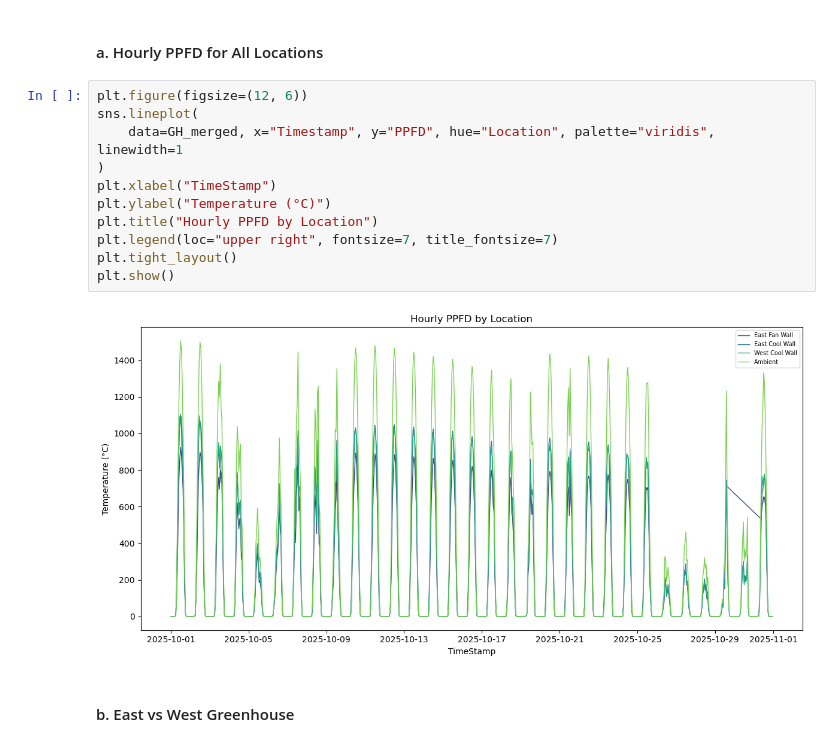
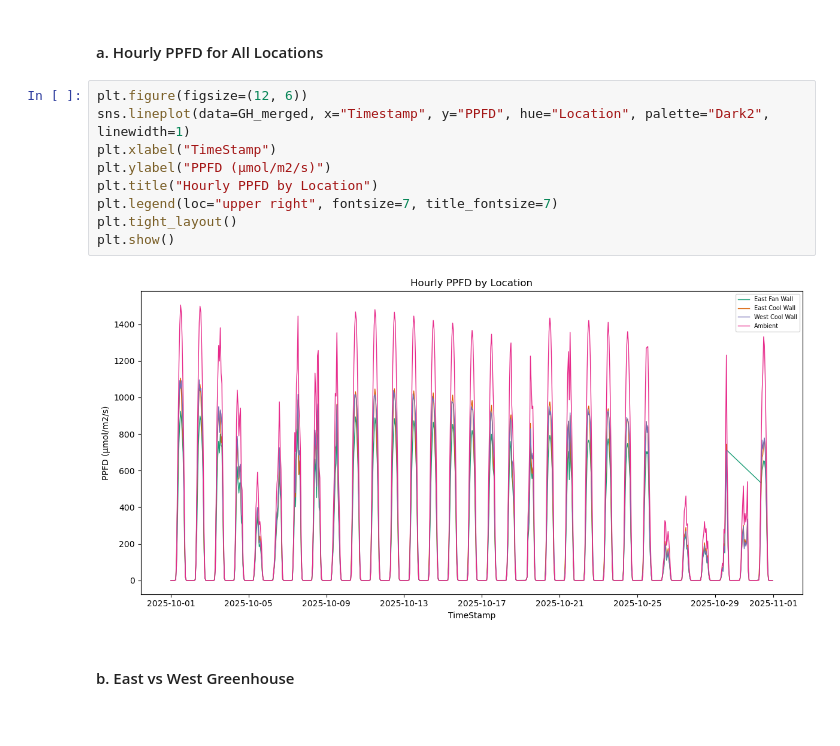
Before and after one commit to nnineeight/py4eda-project, a Jupyter notebook: notebooks/greenhouse_eda_ml.ipynb, the cells around one changed output. Drawn from its saved outputs; the diff is of its cells as text.

Commit message:
Completed data plotting

```diff
--- a/notebooks/greenhouse_eda_ml.ipynb
+++ b/notebooks/greenhouse_eda_ml.ipynb
@@ -532,17 +541,15 @@ plt.show()
 #### a. Hourly PPFD for All Locations
 # %%
 plt.figure(figsize=(12, 6))
-sns.lineplot(
-    data=GH_merged, x="Timestamp", y="PPFD", hue="Location", palette="viridis", linewidth=1
-)
+sns.lineplot(data=GH_merged, x="Timestamp", y="PPFD", hue="Location", palette="Dark2", linewidth=1)
 plt.xlabel("TimeStamp")
-plt.ylabel("Temperature (°C)")
+plt.ylabel("PPFD (μmol/m2/s)")
 plt.title("Hourly PPFD by Location")
 plt.legend(loc="upper right", fontsize=7, title_fontsize=7)
 plt.tight_layout()
 plt.show()
 # %% [output]
-[figure, old version]
+[figure, new version]
 # %% [markdown]
 #### b. East vs West Greenhouse
 # %%
```
Also changed, not shown: parts of 14 cells of this notebook.
